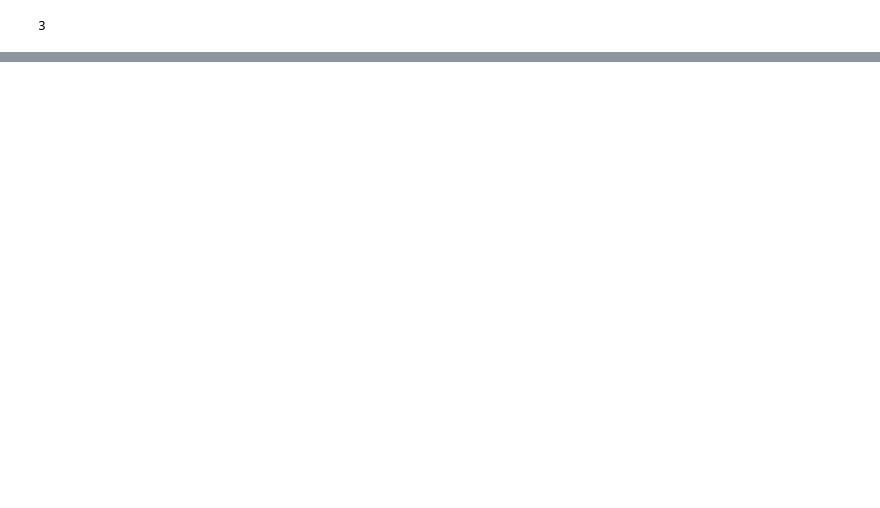
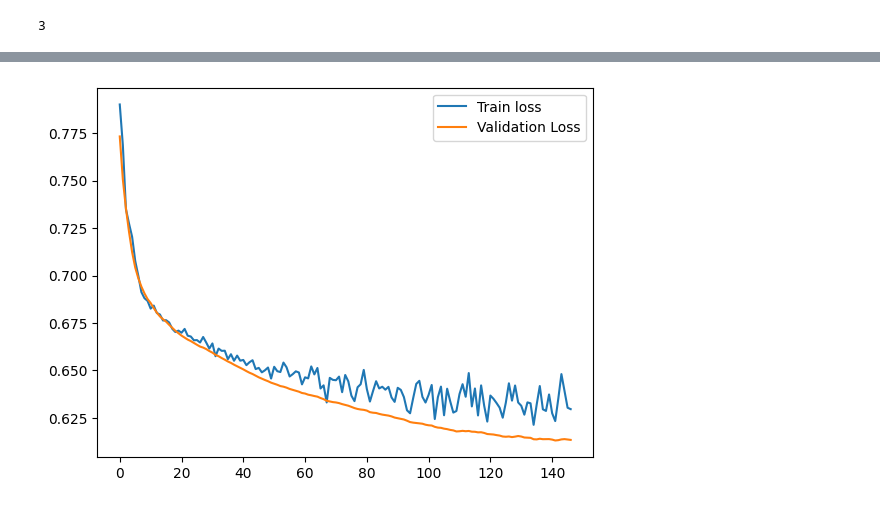
Before and after one commit to marce3-2140/Neural-Networks, a Jupyter notebook: Titanic_competitions.ipynb, the cells around one changed output, grey strips where cells are left out. Drawn from its saved outputs; the diff is of its cells as text; code cells hidden in the pictures; blank space fills up the shorter version.

```diff
--- a/Titanic_competitions.ipynb
+++ b/Titanic_competitions.ipynb
@@ -297,7 +299,7 @@ print(input_shape)
 # Modelo sin regularización
 model = Sequential()
 # Primera capa oculta
-model.add(Dense(11,
+model.add(Dense(3,
                 input_dim = input_shape, # Aquí usamos input_shape
                 activation = 'relu'))
 # A continuación agregamos nuestra capa de dropout
@@ -308,13 +310,13 @@ model.add(Dense(10,
 
 # Última capa - Debe tener el mismo número de neuronas que el número de clases
 # En este caso, asumimos que hay 6 clases
-model.add(Dense(2, activation = 'softmax')) # Usamos 'softmax' para clasificación multiclase
+model.add(Dense(1, activation = 'sigmoid')) # Usamos 'softmax' para clasificación multiclase
 
-model.compile(loss = 'categorical_crossentropy', optimizer = 'adam', metrics=['accuracy']) # Usamos 'categorical_crossentropy' para clasificación multiclase
+model.compile(loss = 'bce', optimizer = 'sgd', metrics=['accuracy']) # Usamos 'categorical_crossentropy' para clasificación multiclase
 early_stopping = EarlyStopping(patience = 5) # Número de iteraciones sin mejora antes de parar el entrenamiento
 
 history_earlystop = model.fit(X_train, y_train,
-                    validation_data = (X_test, y_test),
-                    epochs=50,
+                    validation_data = (X_val, y_val),
+                    epochs=200,
                     callbacks = [early_stopping])
 # %% [output]
@@ -322,0 +347,7 @@ ValueError: ignored
+# %%
+# Visualizar la perdida
+plt.plot(history_earlystop.history['loss'], label='Train loss')
+plt.plot(history_earlystop.history['val_loss'], label='Validation Loss')
+plt.legend();
+# %% [output]
+[figure, added]
```
Also changed, not shown: parts of 14 cells of this notebook.
